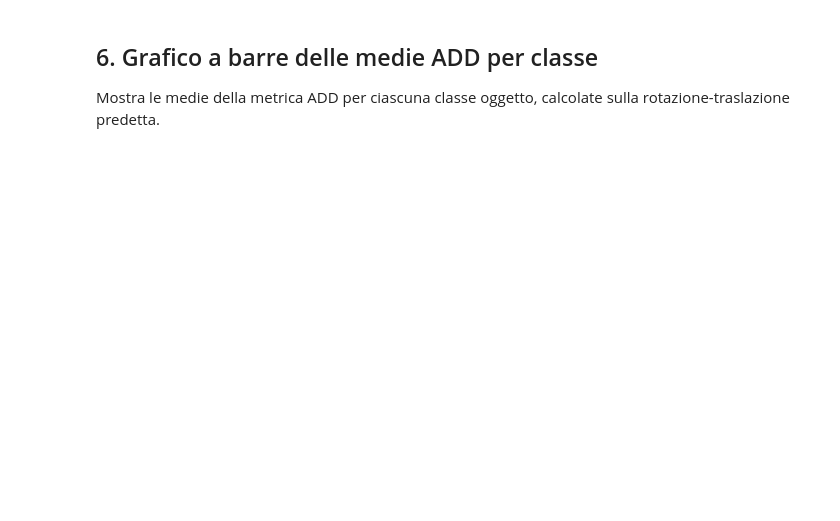
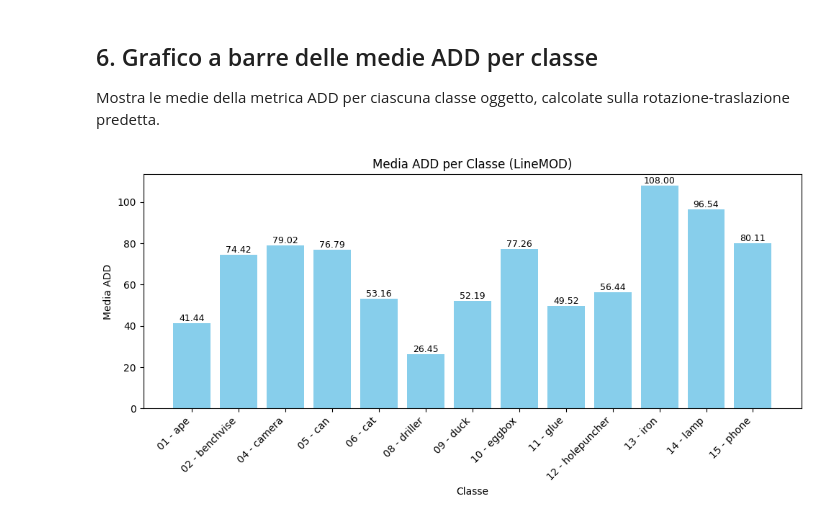
Before and after one commit to ghMellow/polito-aml-6D-pose-estimation, a Jupyter notebook: notebooks/pipeline_endtoend.ipynb, the cells around one changed output. Cells and saved outputs as stored; diff of their text form; code cells hidden in the pictures; blank space fills up the shorter version.

```diff
--- a/notebooks/pipeline_endtoend.ipynb
+++ b/notebooks/pipeline_endtoend.ipynb
@@ -77,16 +216,11 @@ print(f"Accuracy globale (full pose) (%): {global_acc:.1f}")
 ## 6. Grafico a barre delle medie ADD per classe
 Mostra le medie della metrica ADD per ciascuna classe oggetto, calcolate sulla rotazione-traslazione predetta.
 # %%
-# Grafico a barre delle medie ADD per classe (rot-only)
-results_rot_only = globals().get('results_rot_only', None)
-if results_rot_only is None:
-    print("⚠️  Devi prima calcolare la metrica ADD rot-only su tutto il test set e salvare i risultati in 'results_rot_only'.")
+# Grafico a barre delle medie ADD per classe (full pose end-to-end)
+results_full_pose = globals().get('results_full_pose', None)
+if results_full_pose is None:
+    print("⚠️  Devi prima calcolare la metrica ADD full pose su tutto il test set e salvare i risultati in 'results_full_pose'.")
 else:
-    plot_add_per_class(results_rot_only, Config.LINEMOD_OBJECTS)
-
-# Grafico a barre dell'errore medio pinhole per classe
-results_pinhole = globals().get('results_pinhole', None)
-if results_pinhole is None:
-    print("⚠️  Devi prima calcolare le statistiche di traslazione pinhole e salvarle in 'results_pinhole'.")
-else:
-    plot_pinhole_error_per_class(results_pinhole, Config.LINEMOD_OBJECTS)
+    plot_add_per_class(results_full_pose, Config.LINEMOD_OBJECTS)
+# %% [output]
+[figure, added]
```
Also changed, not shown: parts of 8 cells of this notebook, 7 other files.
